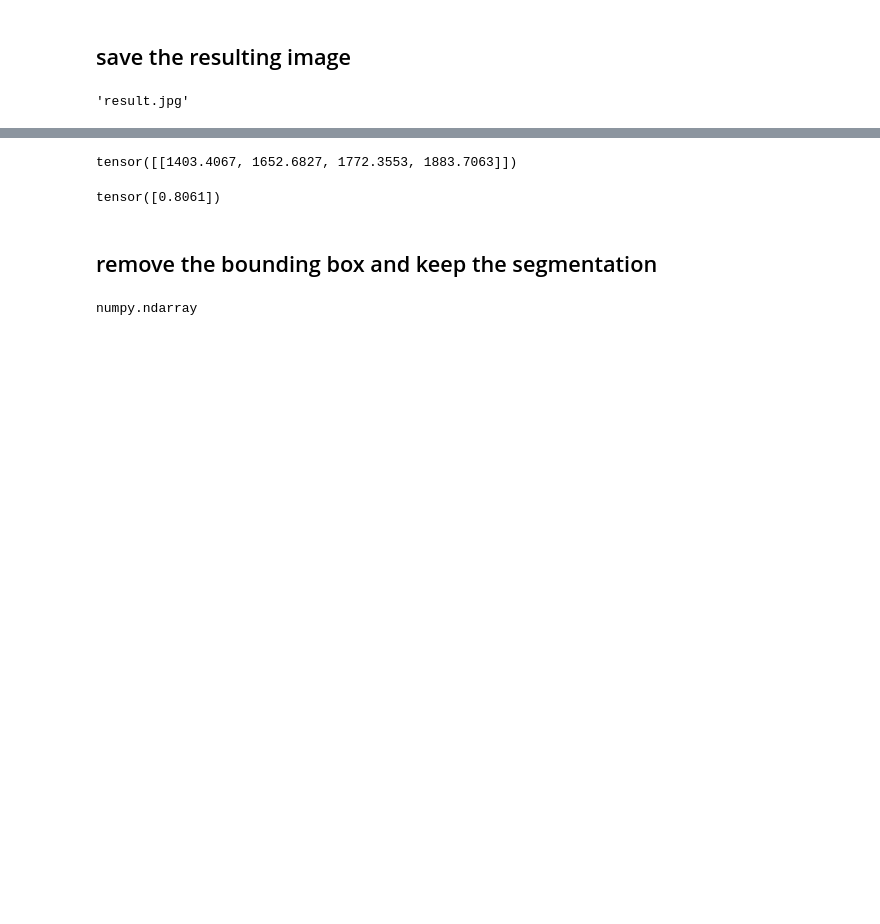
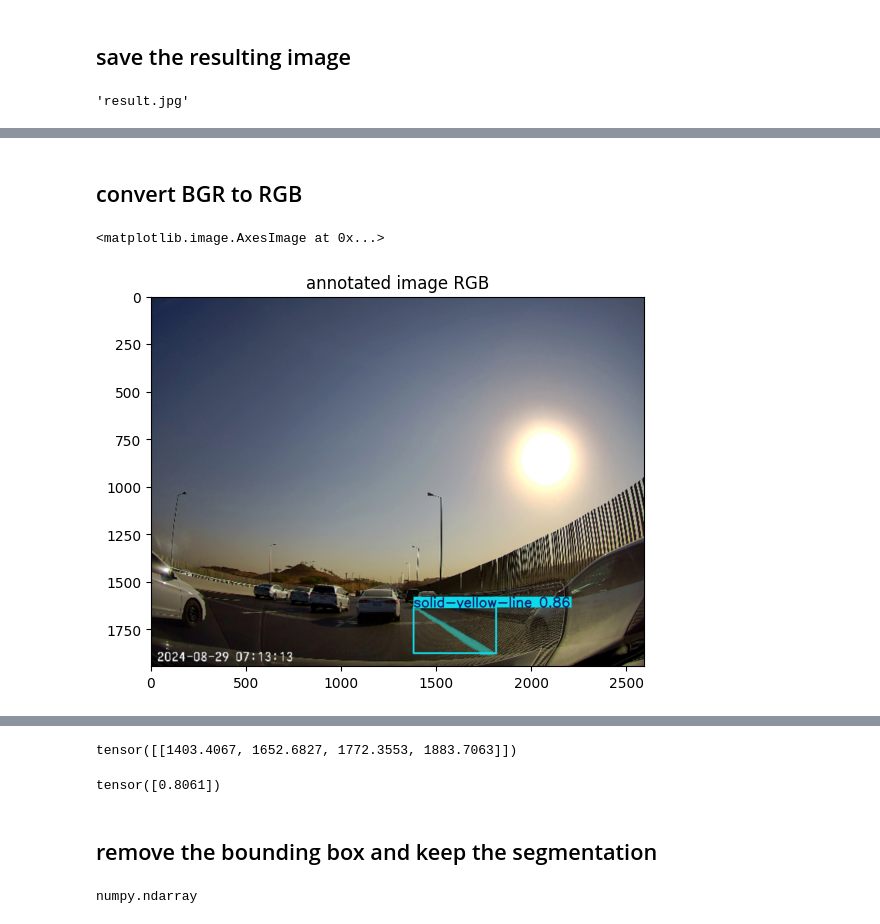
Before and after one commit to TariqAlhathloul/Smart-Street, a Jupyter notebook: demo_isolating.ipynb, the cells around one changed output, grey strips where cells are left out. Drawn from its saved outputs; the diff is of its cells as text; code cells hidden in the pictures; blank space fills up the shorter version.

```diff
--- a/demo_isolating.ipynb
+++ b/demo_isolating.ipynb
@@ -91,3 +93,13 @@ results[0].save('result.jpg')
+# %% [markdown]
+## convert BGR to RGB
+# %%
+result_image = cv2.imread('/kaggle/working/result.jpg')
+result_image = result_image[:, :, ::-1]
+plt.title("annotated image RGB")
+plt.imshow(result_image)
+# %% [output]
+<matplotlib.image.AxesImage at 0x...>
+[figure, added]
 # %%
 results[0].boxes
 # %% [output]
```
Also changed, not shown: parts of 25 cells of this notebook.
